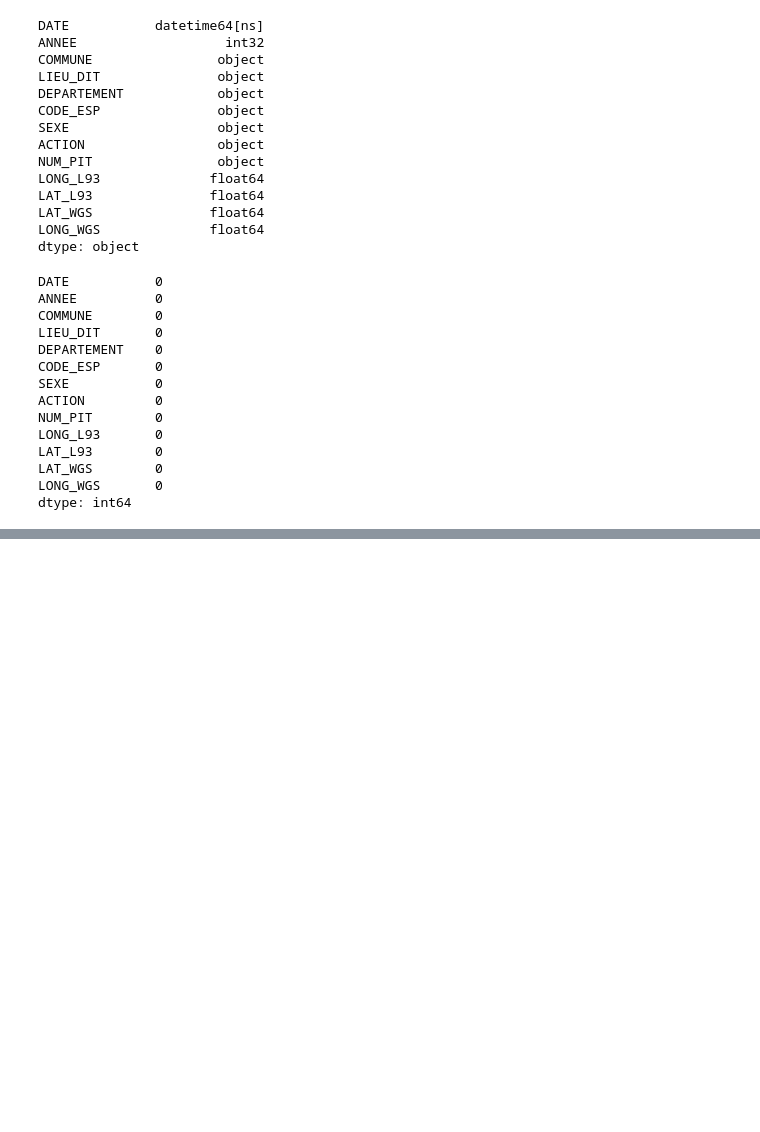
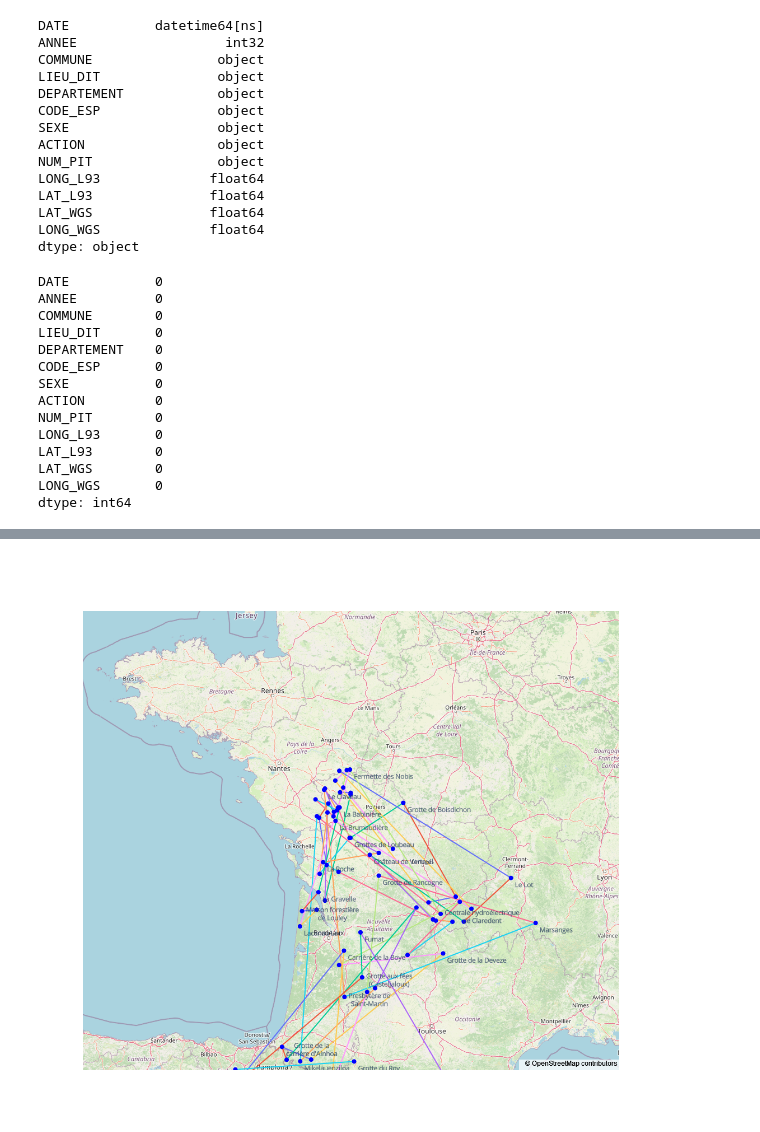
Before and after one commit to a-langlais/dashboard-bat-CMR, a Jupyter notebook: Data_cleaning.ipynb, the cells around one changed output, grey strips where cells are left out. Saved outputs shown, nothing was run; the diff lists cells and outputs as text; code cells hidden in the pictures; blank space fills up the shorter version.

```diff
--- a/Data_cleaning.ipynb
+++ b/Data_cleaning.ipynb
@@ -136,0 +195,3 @@ dtype: int64
+# %%
+df = df.rename(columns={'LONG_WGS': 'LAT_WGS_temp', 'LAT_WGS': 'LONG_WGS'})
+df = df.rename(columns={'LAT_WGS_temp': 'LAT_WGS'})
@@ -136,0 +216,16 @@ dtype: int64
+# %%
+df.sort_values(by=['NUM_PIT', 'LIEU_DIT', 'DATE'], inplace=True)
+
+# Identifier les interruptions (chaque fois que la différence de jours entre les enregistrements est >1)
+df['Prev_DATE'] = df.groupby(['NUM_PIT', 'LIEU_DIT'])['DATE'].shift(1)
+df['New_Visit'] = (df['DATE'] - df['Prev_DATE']).dt.days > 1
+df['Visit_ID'] = df.groupby(['NUM_PIT', 'LIEU_DIT'])['New_Visit'].cumsum()
+
+# Calculer min/max dates pour chaque visite
+result = df.groupby(['NUM_PIT', 'LIEU_DIT', 'Visit_ID']).agg(
+    Start=pd.NamedAgg(column='DATE', aggfunc='min'),
+    Finish=pd.NamedAgg(column='DATE', aggfunc='max')
+).reset_index()
+
+# Résultat des paires min/max pour chaque individu à chaque site
+print(result)
@@ -136,0 +283,61 @@ dtype: int64
+# %%
+import pandas as pd
+import plotly.express as px
+import plotly.graph_objects as go
+
+import pandas as pd
+import plotly.express as px
+import plotly.graph_objects as go
+
+def create_trajectories_map(df):
+    if df.empty:
+        fig = go.Figure(go.Scattermapbox())
+        fig.update_layout(mapbox_style="open-street-map", mapbox_zoom=6, mapbox_center={"lat": 46.493889, "lon": 2.602778})
+        return fig
+
+    # Définir les centres de la carte basés sur les moyennes des latitudes et longitudes
+    center_lat, center_lon = df['LAT_WGS'].mean(), df['LONG_WGS'].mean()
+
+    fig = go.Figure()
+
+    # Extraction des liaisons uniques entre sites
+    unique_connections = df.sort_values('DATE').drop_duplicates(subset=['LAT_WGS', 'LONG_WGS'], keep='first')
+
+    # Tracer les liaisons
+    last_point = None
+    for _, row in unique_connections.iterrows():
+        if last_point is not None:
+            fig.add_trace(go.Scattermapbox(
+                lat=[last_point['LAT_WGS'], row['LAT_WGS']],
+                lon=[last_point['LONG_WGS'], row['LONG_WGS']],
+                mode='lines',
+                line=dict(width=2),
+                showlegend=False
+            ))
+        last_point = row
+
+    # Ajouter les marqueurs pour les sites, avec noms dans la légende
+    sites = df.drop_duplicates(subset=['LAT_WGS', 'LONG_WGS', 'LIEU_DIT'])
+    for _, site in sites.iterrows():
+        fig.add_trace(go.Scattermapbox(
+            lat=[site['LAT_WGS']],
+            lon=[site['LONG_WGS']],
+            mode='markers+text',
+            marker=go.scattermapbox.Marker(size=9, color='blue'),
+            text=site['LIEU_DIT'],
+            textposition="bottom right",
+            name=site['LIEU_DIT'],  # Utiliser le lieu dit comme nom dans la légende
+            showlegend = False
+        ))
+
+    fig.update_layout(
+        mapbox_style="open-street-map",
+        mapbox_zoom=6,
+        mapbox_center={"lat": center_lat, "lon": center_lon},
+        height = 1000,
+        width = 1000
+    )
+    return fig
+
+%time create_trajectories_map(df)
+# %% [output]
@@ -136,0 +346 @@ dtype: int64
+[figure, added]
```
Also changed, not shown: parts of 11 cells of this notebook.
